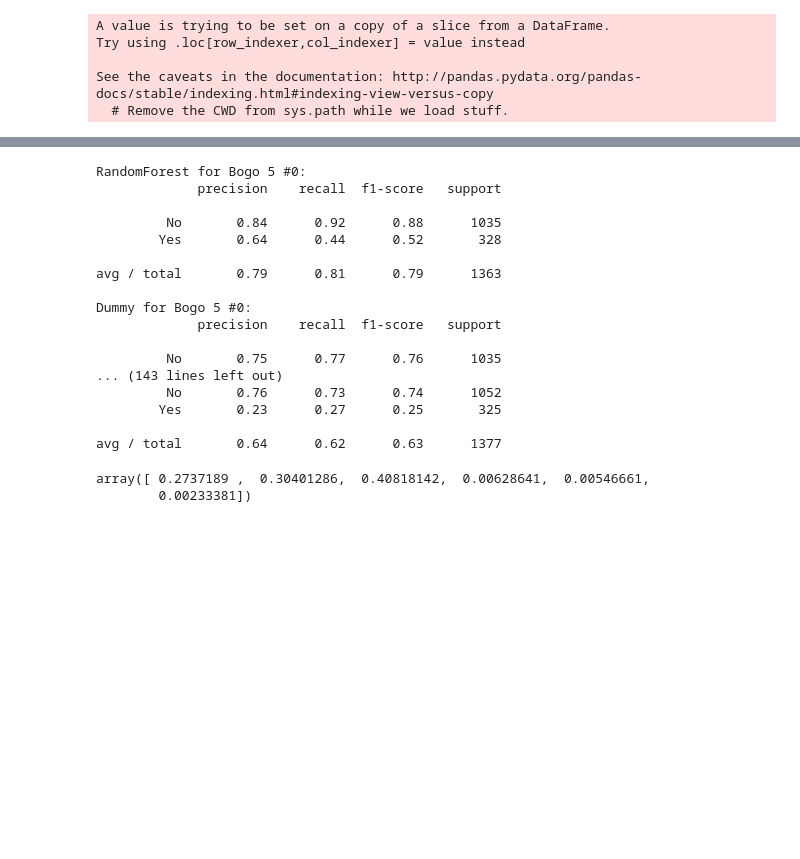
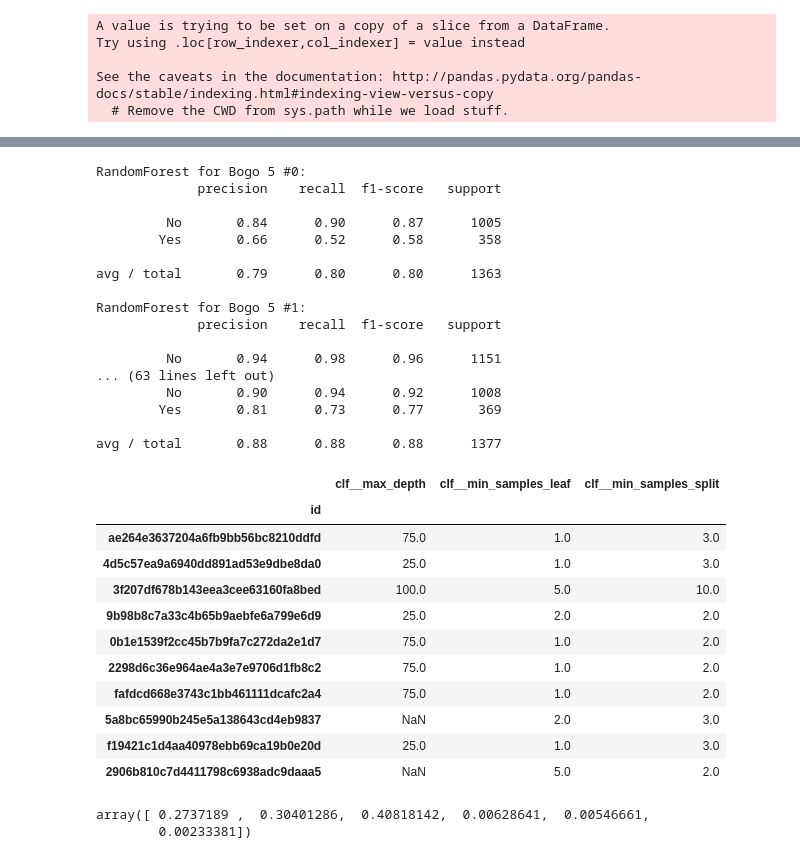
Before and after one commit to rntrapnell/Starbucks-Capstone, a Jupyter notebook: Starbucks_Capstone_notebook.ipynb, the cells around one changed output, grey strips where cells are left out. Drawn from its saved outputs; the diff is of its cells as text; code cells hidden in the pictures; blank space fills up the shorter version.

```diff
--- a/Starbucks_Capstone_notebook.ipynb
+++ b/Starbucks_Capstone_notebook.ipynb
@@ -658,4 +532,6 @@ len(cleaned_timings)
 # %%
+pre_list =[]
+#best_params_dict ={}
 def train_and_predict(offer, cleaned_timings = cleaned_timings, preprocessed_profile = preprocessed_profile, clf =clf,
                       clf_2 =clf_2):
     '''
@@ -678,43 +554,49 @@ def train_and_predict(offer, cleaned_timings = cleaned_timings, preprocessed_pro
 
     X.drop('person', axis = 1, inplace = True)
 
-
     y = offer_set.set_index('person')['decision']
-
-
-
 
     X_train, X_test, y_train, y_test = train_test_split(X,y)
 
-    clf.fit(X_train, y_train)
-    preds = clf.predict(X_test)
+    gs = cv.fit(X_train, y_train)
+    best = gs.best_estimator_
+    preds = best.predict(X_test)
+    best_params_dict[offer] = gs.best_params_
+
+    #pipeline.fit(X_train, y_train)
+    #preds = pipeline.predict(X_test)
     acc = classification_report(y_test, preds)
 
-    clf_2.fit(X_train, y_train)
-    preds_2 = clf_2.predict(X_test)
-    acc_2 = classification_report(y_test, preds_2)
+    #clf_2.fit(X_train, y_train)
+    #preds_2 = clf_2.predict(X_test)
+    #acc_2 = classification_report(y_test, preds_2)
 
     print ('RandomForest for {} #{}:\n{}'.format(offer_labels[offer][0],offer_labels[offer][1],acc ))
-    print ('Dummy for {} #{}:\n{}'.format(offer_labels[offer][0],offer_labels[offer][1],acc_2))
+    #print ('Dummy for {} #{}:\n{}'.format(offer_labels[offer][0],offer_labels[offer][1],acc_2))
+    pre = precision_score(y_test, preds, pos_label = 'Yes')
+    pre_list.append(pre)
 
 for offer in list(offer_labels.keys()):
 
     train_and_predict(offer)
+
+
+#log.loc[len(log)] = pre_list
 # %% [output]
 RandomForest for Bogo 5 #0:
              precision    recall  f1-score   support
 
-         No       0.84      0.92      0.88      1035
-        Yes       0.64      0.44      0.52       328
+         No       0.84      0.90      0.87      1005
+        Yes       0.66      0.52      0.58       358
 
-avg / total       0.79      0.81      0.79      1363
+avg / total       0.79      0.80      0.80      1363
 
-Dummy for Bogo 5 #0:
+RandomForest for Bogo 5 #1:
              precision    recall  f1-score   support
 
-         No       0.75      0.77      0.76      1035
-... (143 lines left out)
-         No       0.76      0.73      0.74      1052
-        Yes       0.23      0.27      0.25       325
+         No       0.94      0.98      0.96      1151
+... (63 lines left out)
+         No       0.90      0.94      0.92      1008
+        Yes       0.81      0.73      0.77       369
 
-avg / total       0.64      0.62      0.63      1377
+avg / total       0.88      0.88      0.88      1377
@@ -720,0 +605,19 @@ avg / total       0.64      0.62      0.63      1377
+# %%
+best_params_df = pd.DataFrame(columns = [portfolio['id']])
+for offer_id in portfolio['id']:
+    best_params_df[offer_id] = pd.Series(best_params_dict[offer_id])
+# %%
+best_params_df.transpose()
+# %% [output]
+|  | clf__max_depth | clf__min_samples_leaf | clf__min_samples_split |
+| id |  |  |  |
+| ae264e3637204a6fb9bb56bc8210ddfd | 75.0 | 1.0 | 3.0 |
+| 4d5c57ea9a6940dd891ad53e9dbe8da0 | 25.0 | 1.0 | 3.0 |
+| 3f207df678b143eea3cee63160fa8bed | 100.0 | 5.0 | 10.0 |
+| 9b98b8c7a33c4b65b9aebfe6a799e6d9 | 25.0 | 2.0 | 2.0 |
+| 0b1e1539f2cc45b7b9fa7c272da2e1d7 | 75.0 | 1.0 | 2.0 |
+| 2298d6c36e964ae4a3e7e9706d1fb8c2 | 75.0 | 1.0 | 2.0 |
+| fafdcd668e3743c1bb461111dcafc2a4 | 75.0 | 1.0 | 2.0 |
+| 5a8bc65990b245e5a138643cd4eb9837 | NaN | 2.0 | 3.0 |
+| f19421c1d4aa40978ebb69ca19b0e20d | 25.0 | 1.0 | 3.0 |
+| 2906b810c7d4411798c6938adc9daaa5 | NaN | 5.0 | 2.0 |
```
Also changed, not shown: parts of 15 cells of this notebook.
